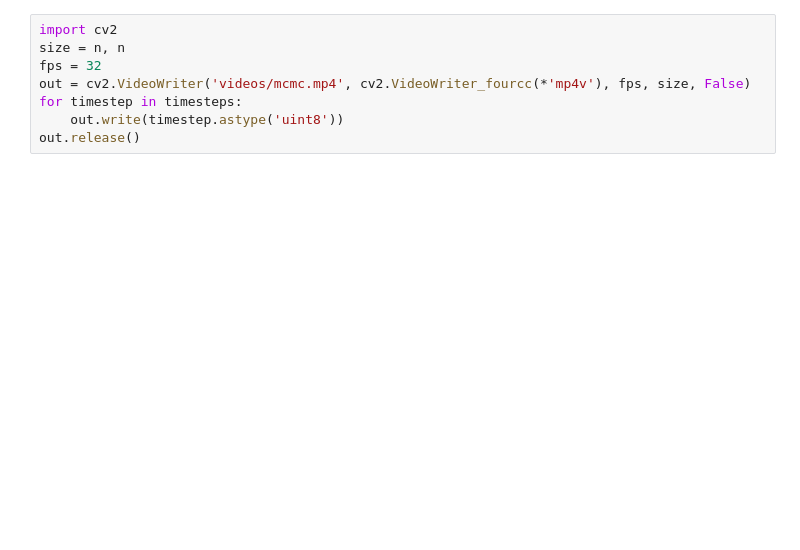
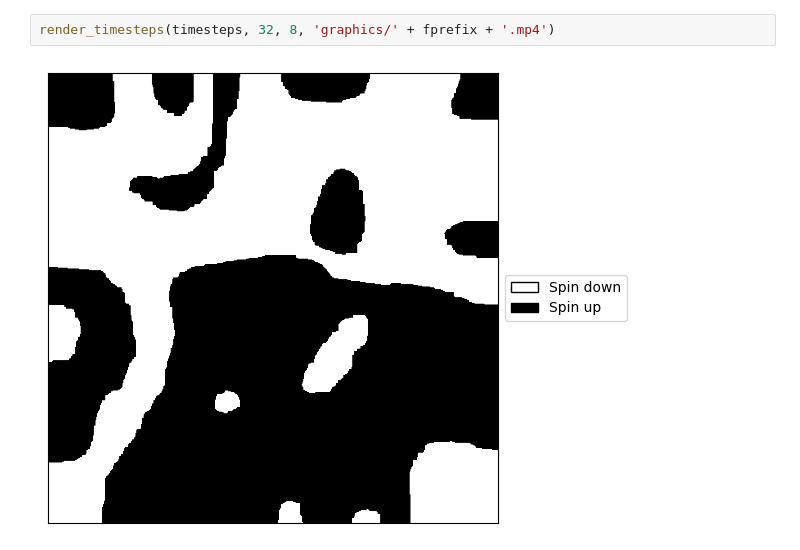
Before and after one commit to jshe2304/ttic31180, a Jupyter notebook: project/mcmc.ipynb, the cells around one changed output. Cells and saved outputs as stored; diff of their text form; blank space fills up the shorter version.

```diff
--- a/project/mcmc.ipynb
+++ b/project/mcmc.ipynb
@@ -54,8 +58,4 @@ plt.tight_layout();
 # %%
-import cv2
-size = n, n
-fps = 32
-out = cv2.VideoWriter('videos/mcmc.mp4', cv2.VideoWriter_fourcc(*'mp4v'), fps, size, False)
-for timestep in timesteps:
-    out.write(timestep.astype('uint8'))
-out.release()
+render_timesteps(timesteps, 32, 8, 'graphics/' + fprefix + '.mp4')
+# %% [output]
+[figure, added]
```
Also changed, not shown: parts of 5 cells of this notebook, 18 other files.
